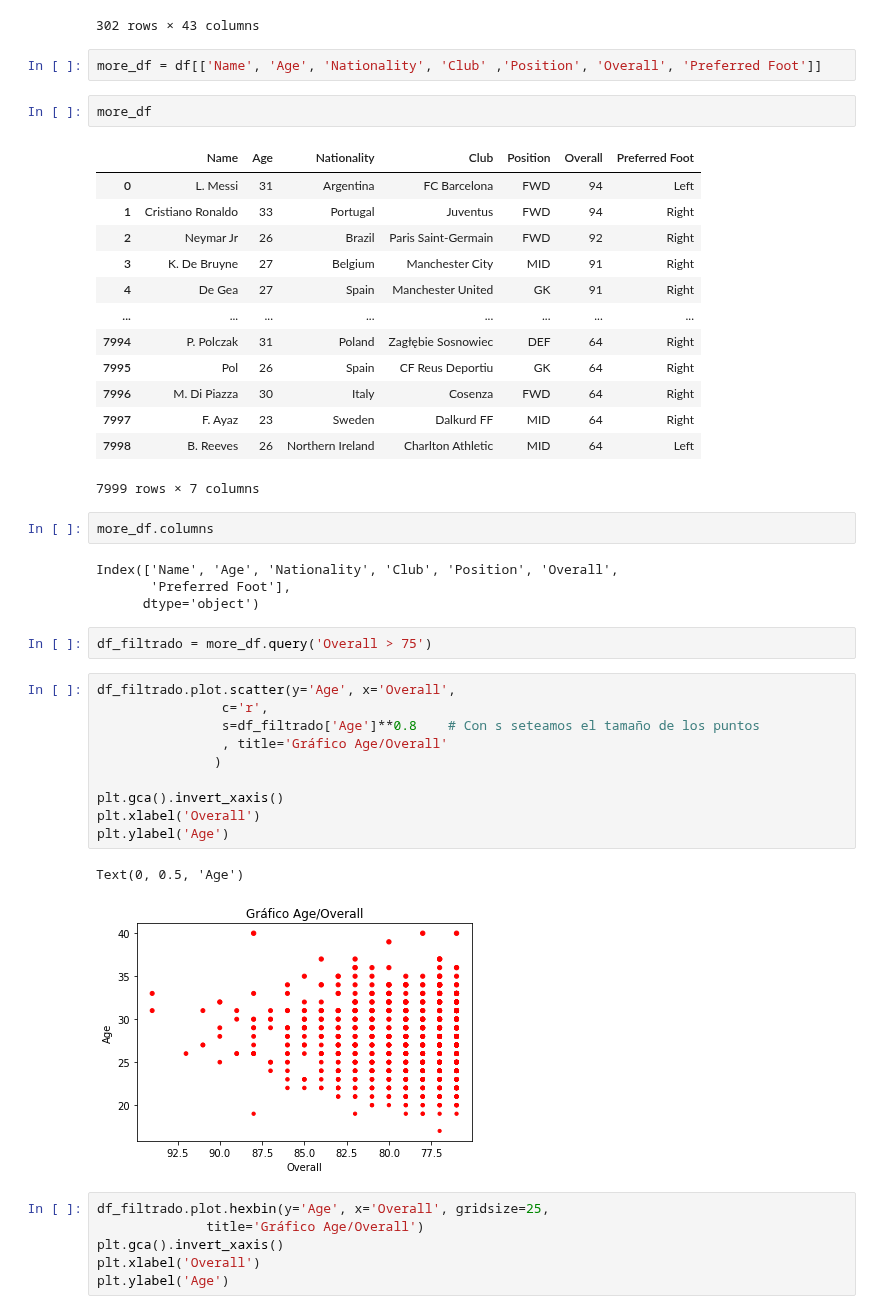
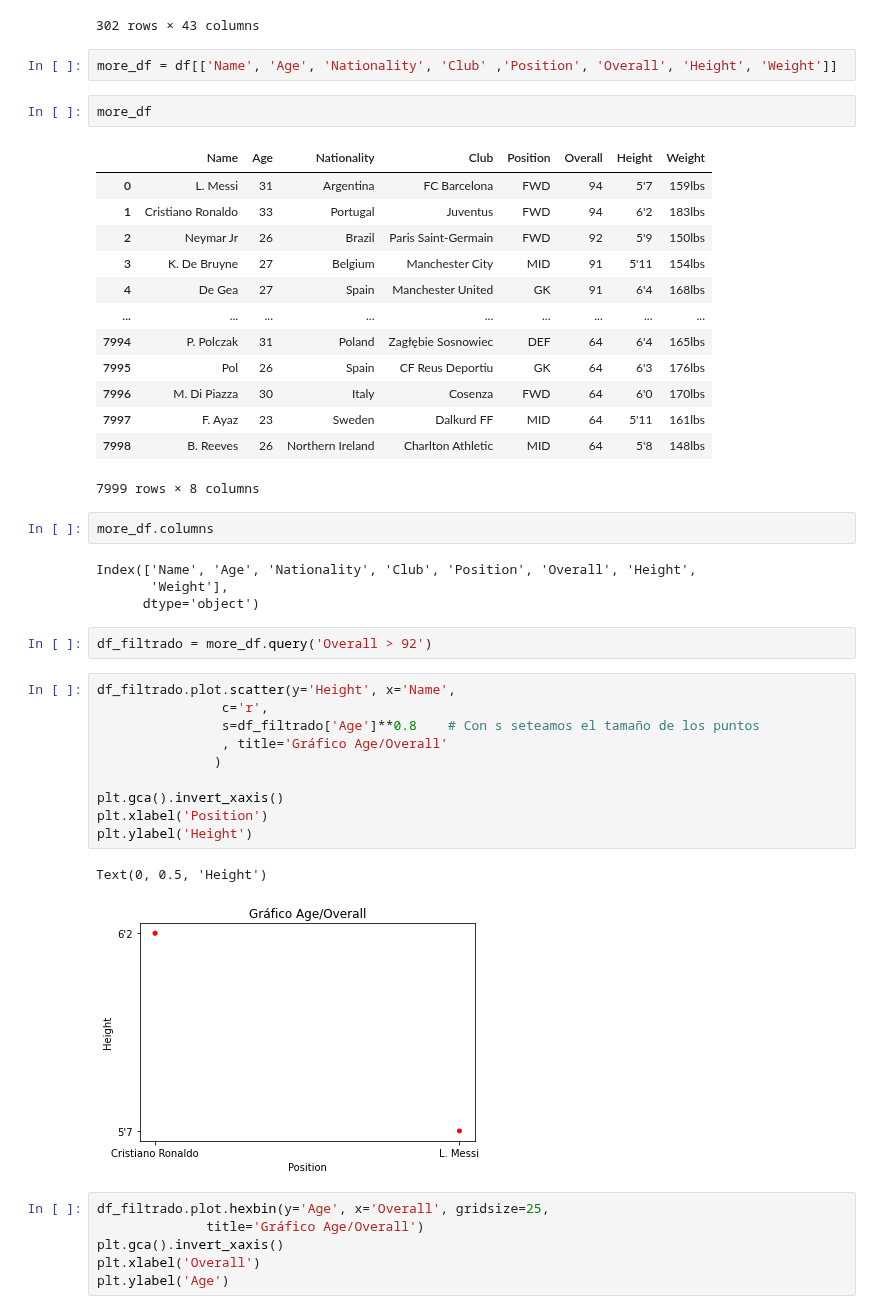
Before and after one commit to matiascabrejos/IA-Humai, a Jupyter notebook: repaso_2.ipynb, the cells around one changed output. Drawn from its saved outputs; the diff is of its cells as text.

```diff
--- a/repaso_2.ipynb
+++ b/repaso_2.ipynb
@@ -99,44 +99,44 @@ another_df
 | Y. Sommer | 48 | 29 | 38 | 55 | 58 | 25 | 57 | 13 | 12 | ... |
 302 rows × 43 columns
 # %%
-more_df = df[['Name', 'Age', 'Nationality', 'Club' ,'Position', 'Overall', 'Preferred Foot']]
+more_df = df[['Name', 'Age', 'Nationality', 'Club' ,'Position', 'Overall', 'Height', 'Weight']]
 # %%
 more_df
 # %% [output]
-|  | Name | Age | Nationality | Club | Position | Overall | Preferred Foot |
-| 0 | L. Messi | 31 | Argentina | FC Barcelona | FWD | 94 | Left |
-| 1 | Cristiano Ronaldo | 33 | Portugal | Juventus | FWD | 94 | Right |
-| 2 | Neymar Jr | 26 | Brazil | Paris Saint-Germain | FWD | 92 | Right |
-| 3 | K. De Bruyne | 27 | Belgium | Manchester City | MID | 91 | Right |
-| 4 | De Gea | 27 | Spain | Manchester United | GK | 91 | Right |
-| ... | ... | ... | ... | ... | ... | ... | ... |
-| 7994 | P. Polczak | 31 | Poland | Zagłębie Sosnowiec | DEF | 64 | Right |
-| 7995 | Pol | 26 | Spain | CF Reus Deportiu | GK | 64 | Right |
-| 7996 | M. Di Piazza | 30 | Italy | Cosenza | FWD | 64 | Right |
-| 7997 | F. Ayaz | 23 | Sweden | Dalkurd FF | MID | 64 | Right |
-| 7998 | B. Reeves | 26 | Northern Ireland | Charlton Athletic | MID | 64 | Left |
+|  | Name | Age | Nationality | Club | Position | Overall | Height | Weight |
+| 0 | L. Messi | 31 | Argentina | FC Barcelona | FWD | 94 | 5'7 | 159lbs |
+| 1 | Cristiano Ronaldo | 33 | Portugal | Juventus | FWD | 94 | 6'2 | 183lbs |
+| 2 | Neymar Jr | 26 | Brazil | Paris Saint-Germain | FWD | 92 | 5'9 | 150lbs |
+| 3 | K. De Bruyne | 27 | Belgium | Manchester City | MID | 91 | 5'11 | 154lbs |
+| 4 | De Gea | 27 | Spain | Manchester United | GK | 91 | 6'4 | 168lbs |
+| ... | ... | ... | ... | ... | ... | ... | ... | ... |
+| 7994 | P. Polczak | 31 | Poland | Zagłębie Sosnowiec | DEF | 64 | 6'4 | 165lbs |
+| 7995 | Pol | 26 | Spain | CF Reus Deportiu | GK | 64 | 6'3 | 176lbs |
+| 7996 | M. Di Piazza | 30 | Italy | Cosenza | FWD | 64 | 6'0 | 170lbs |
+| 7997 | F. Ayaz | 23 | Sweden | Dalkurd FF | MID | 64 | 5'11 | 161lbs |
+| 7998 | B. Reeves | 26 | Northern Ireland | Charlton Athletic | MID | 64 | 5'8 | 148lbs |
-7999 rows × 7 columns
+7999 rows × 8 columns
 # %%
 more_df.columns
 # %% [output]
-Index(['Name', 'Age', 'Nationality', 'Club', 'Position', 'Overall',
-       'Preferred Foot'],
+Index(['Name', 'Age', 'Nationality', 'Club', 'Position', 'Overall', 'Height',
+       'Weight'],
       dtype='object')
 # %%
-df_filtrado = more_df.query('Overall > 75')
+df_filtrado = more_df.query('Overall > 92')
 # %%
-df_filtrado.plot.scatter(y='Age', x='Overall',
+df_filtrado.plot.scatter(y='Height', x='Name',
                 c='r',
                 s=df_filtrado['Age']**0.8    # Con s seteamos el tamaño de los puntos
                 , title='Gráfico Age/Overall'
                )
 
 plt.gca().invert_xaxis()
-plt.xlabel('Overall')
-plt.ylabel('Age')
+plt.xlabel('Position')
+plt.ylabel('Height')
 # %% [output]
-Text(0, 0.5, 'Age')
+Text(0, 0.5, 'Height')
-[figure, old version]
+[figure, new version]
 # %%
 df_filtrado.plot.hexbin(y='Age', x='Overall', gridsize=25,
               title='Gráfico Age/Overall')
```
Also changed, not shown: parts of 1 cell of this notebook.
